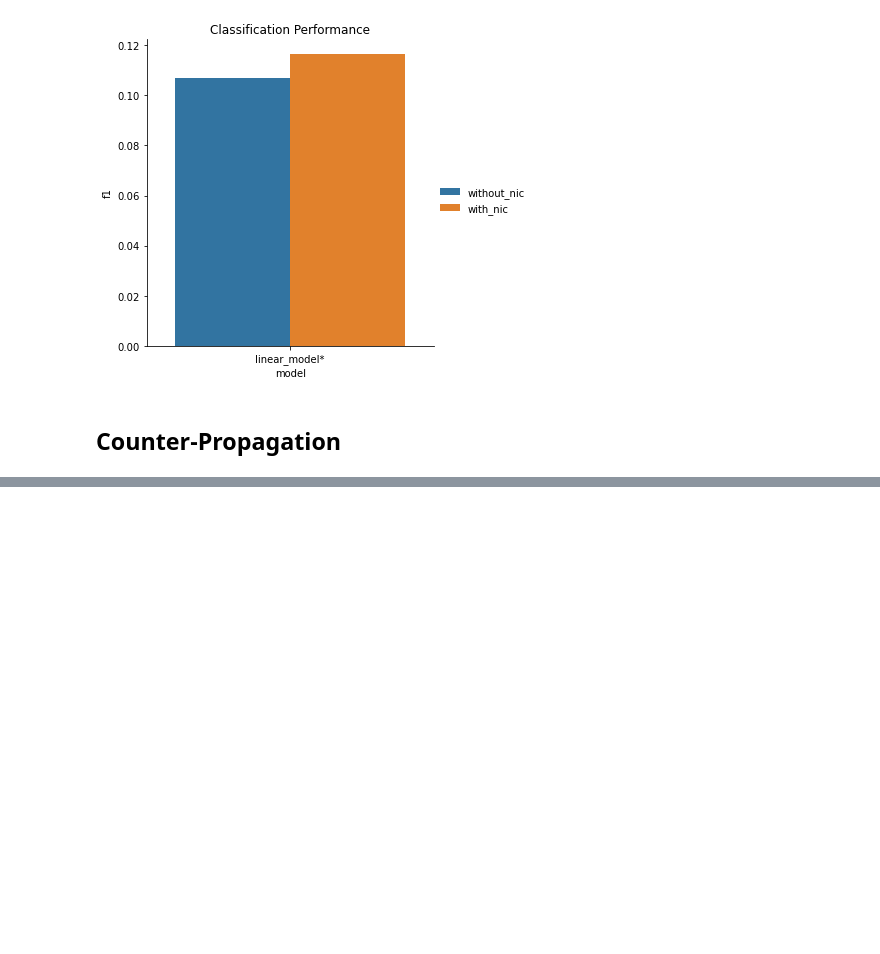
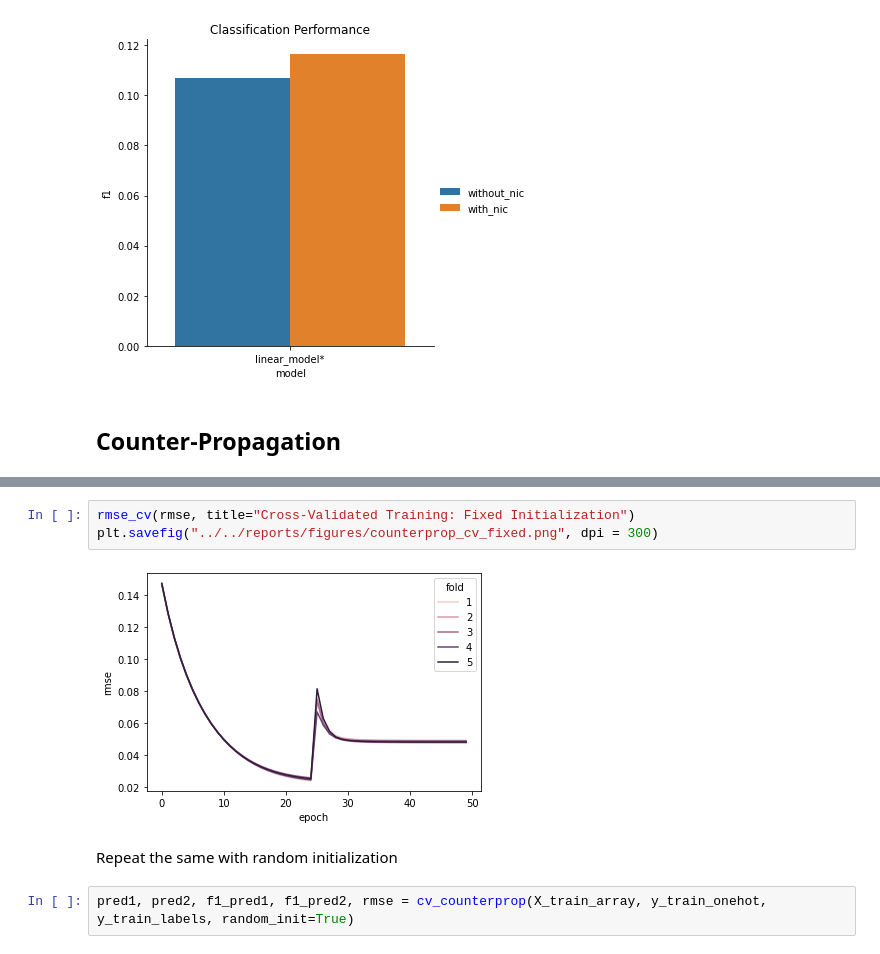
Before and after one commit to ajbarrows/tcors_ub, a Jupyter notebook: src/notebooks/tcors_analysis.ipynb, the cells around one changed output, grey strips where cells are left out. Cells and saved outputs as stored; diff of their text form; blank space fills up the shorter version.

Commit message:
Add counterprop

```diff
--- a/src/notebooks/tcors_analysis.ipynb
+++ b/src/notebooks/tcors_analysis.ipynb
@@ -208,0 +309,9 @@ plt.show()
+# %%
+rmse_cv(rmse, title="Cross-Validated Training: Fixed Initialization")
+plt.savefig("../../reports/figures/counterprop_cv_fixed.png", dpi = 300)
+# %% [output]
+[figure, added]
+# %% [markdown]
+Repeat the same with random initialization
+# %%
+pred1, pred2, f1_pred1, f1_pred2, rmse = cv_counterprop(X_train_array, y_train_onehot, y_train_labels, random_init=True)
```
Also changed, not shown: parts of 18 cells of this notebook, 6 other files.
